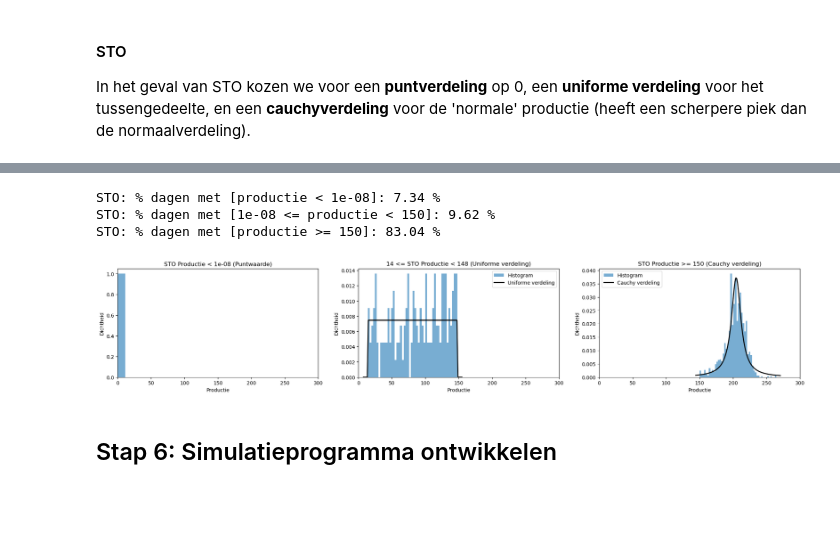
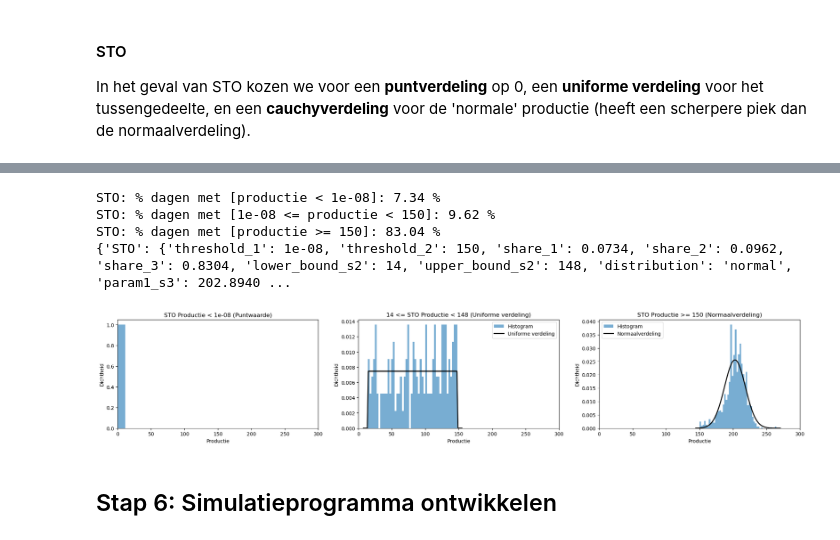
Before and after one commit to craftyraf/project-productie-proces, a Jupyter notebook: notebooks/Deel 1 - productieproces.ipynb, the cells around one changed output, grey strips where cells are left out. Saved outputs shown, nothing was run; the diff lists cells and outputs as text; code cells hidden in the pictures; blank space fills up the shorter version.

```diff
--- a/notebooks/Deel 1 - productieproces.ipynb
+++ b/notebooks/Deel 1 - productieproces.ipynb
@@ -272,9 +276,9 @@ In het geval van STO kozen we voor een **puntverdeling** op 0, een **uniforme ve
 # %%
-# Inputparameters BRU
+# Inputparameters STO
 location = 'STO'
 threshold_1 = 10**(-8)
 threshold_2 = 150
-distribution = "cauchy"  # normal or cauchy?
+distribution = "normal"  # normal or cauchy?
 
 # Gebruik de functie 'create_segments' om de segmenten te maken (grenzen werden visueel bepaald)
 # en het aandeel per segment te berekenen.
@@ -283,34 +287,35 @@ segment_1, segment_2, segment_3 = create_segments(location, threshold_1, thresho
 
 # Print aandeel per segment
 print_segment_share(location, threshold_1, threshold_2, share_1, share_2, share_3)
 
 # Bereken belangrijke segmentwaardes en sla ze op in een .json file
 filename = os.path.join(output_path, f'{location}.json')
 results = calculate_and_save_segments_values(location,
                                              threshold_1,
                                              threshold_2,
                                              share_1,
                                              segment_2,
                                              segment_3,
                                              share_2,
                                              share_3,
                                              distribution,
                                              filename)
-
+print(results)
 # Genereer grafieken van de 3 segmenten
 maximum = calculate_maximum(combined_df_cleaned, location)
 plot_segment_distributions(segment_1,
                            segment_2, results[location]['lower_bound_s2'], results[location]['upper_bound_s2'],
                            segment_3, distribution, results[location]['param1_s3'], results[location]['param2_s3'],
                            location,
                            threshold_1,
                            threshold_2,
                            maximum
                           )
 # %% [output]
 STO: % dagen met [productie < 1e-08]: 7.34 %
 STO: % dagen met [1e-08 <= productie < 150]: 9.62 %
 STO: % dagen met [productie >= 150]: 83.04 %
+{'STO': {'threshold_1': 1e-08, 'threshold_2': 150, 'share_1': 0.0734, 'share_2': 0.0962, 'share_3': 0.8304, 'lower_bound_s2': 14, 'upper_bound_s2': 148, 'distribution': 'normal', 'param1_s3': 202.8940 ...
-[figure, old version]
+[figure, new version]
 # %% [markdown]
 ## Stap 6: Simulatieprogramma ontwikkelen
```
Also changed, not shown: parts of 12 cells of this notebook, 5 other files.
